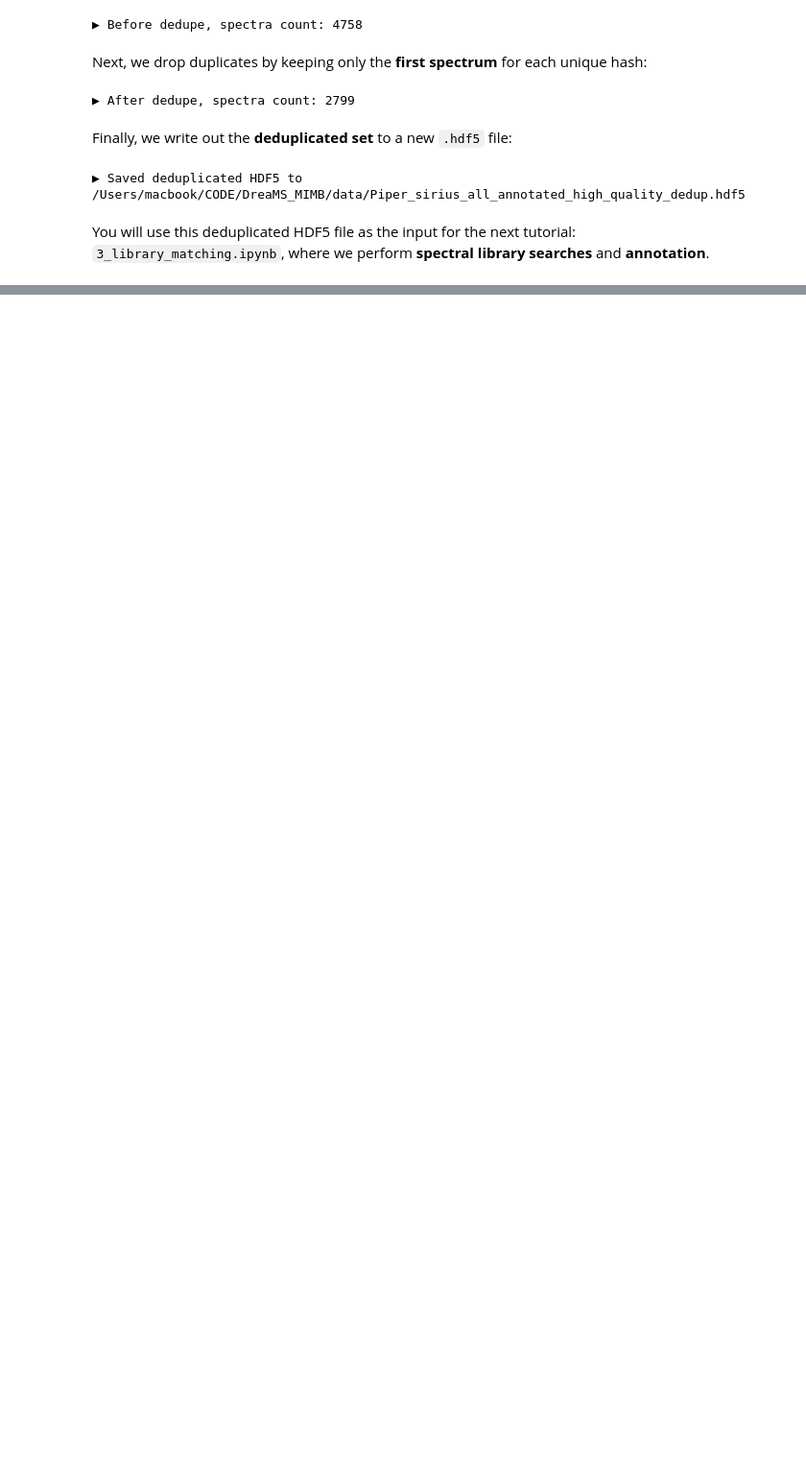
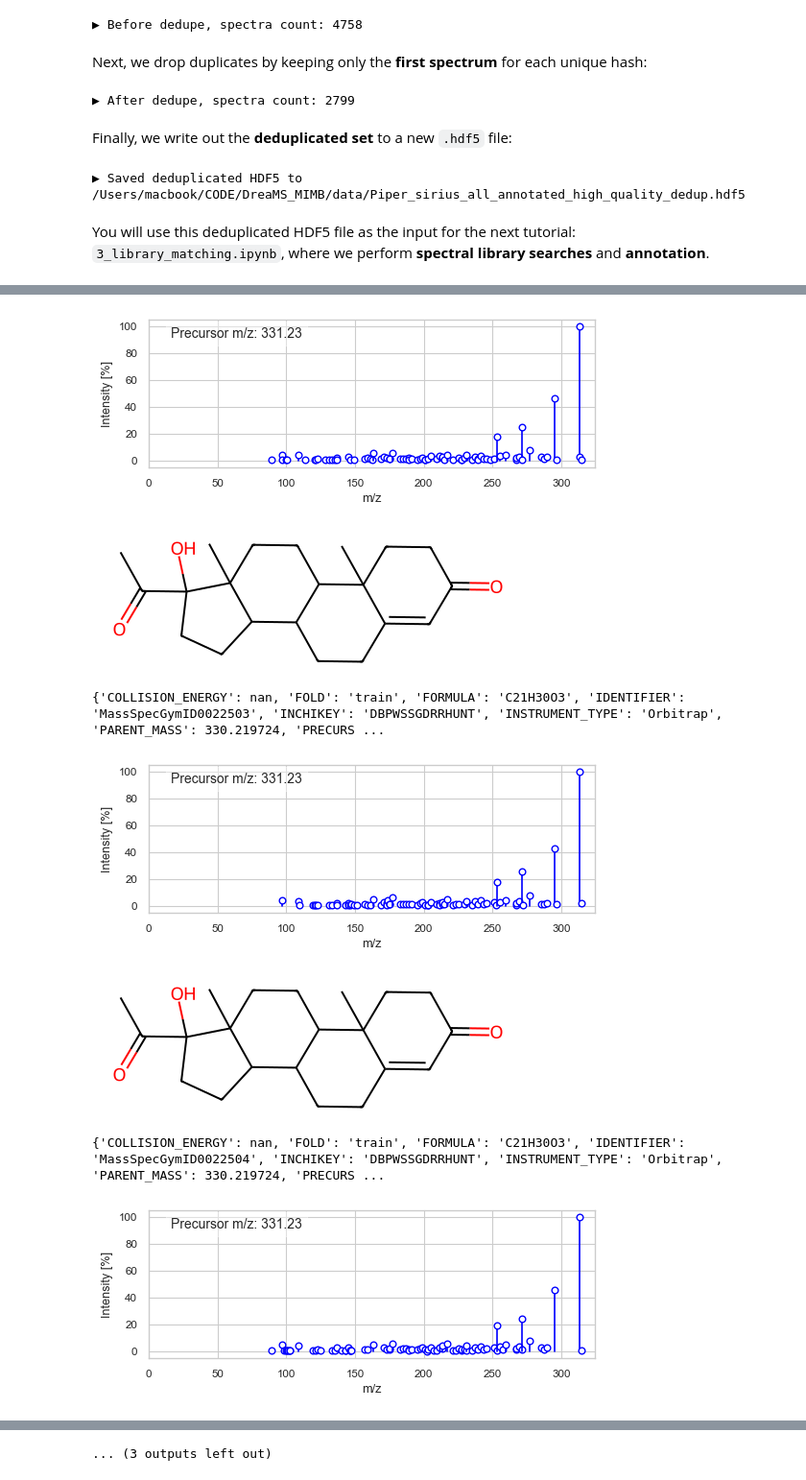
Before and after one commit to pluskal-lab/DreaMS_MIMB, a Jupyter notebook: notebooks/2_deduplication.ipynb, the cells around one changed output, grey strips where cells are left out. Shown at 96% size. Cells and saved outputs as stored; diff of their text form; code cells hidden in the pictures; blank space fills up the shorter version.

```diff
--- a/notebooks/2_deduplication.ipynb
+++ b/notebooks/2_deduplication.ipynb
@@ -283,0 +286,14 @@ You will use this deduplicated HDF5 file as the input for the next tutorial:
+# %%
+msg_path      = PROJECT_ROOT / "data" / "massspecgym" / "MassSpecGym.mgf"
+h5_path   = msg_path.with_name(msg_path.stem + ".hdf5")
+# %%
+if h5_path.exists():
+    # If the HDF5 already exists, load it directly (this is fastest)
+    msdata = MSData.from_hdf5(h5_path, in_mem=True)
+else:
+    # If not, convert from the original file and cache the result as HDF5
+    msdata = MSData.load(
+        msg_path,
+        in_mem=True,
+        prec_mz_col="PRECURSOR_MZ"
+    )
@@ -283,0 +302,7 @@ You will use this deduplicated HDF5 file as the input for the next tutorial:
+# %%
+specs = msdata.get_spectra()
+
+lsh_proj = BatchedPeakListRandomProjection(bin_step=0.5, n_hyperplanes=50)
+hashes   = lsh_proj.compute(specs)
+
+print(f"▶ Computed {len(hashes)} hashes; example hash: {hashes[0]!r}")
@@ -283,0 +327,17 @@ You will use this deduplicated HDF5 file as the input for the next tutorial:
+# %%
+# Pick some LSH forming a cluster of 5 spectra
+lsh_counts = pd.Series(hashes).value_counts()
+lsh_i = lsh_counts[lsh_counts == 5].index[36]
+idx = np.where(hashes == lsh_i)[0]
+
+# Display clustered spectra
+for i in idx:
+    print(msdata.at(int(i), plot_mol=True))
+# %% [output]
+[figure, added]
+[figure, added]
+{'COLLISION_ENERGY': nan, 'FOLD': 'train', 'FORMULA': 'C21H30O3', 'IDENTIFIER': 'MassSpecGymID0022503', 'INCHIKEY': 'DBPWSSGDRRHUNT', 'INSTRUMENT_TYPE': 'Orbitrap', 'PARENT_MASS': 330.219724, 'PRECURS ...
+[figure, added]
+[figure, added]
+{'COLLISION_ENERGY': nan, 'FOLD': 'train', 'FORMULA': 'C21H30O3', 'IDENTIFIER': 'MassSpecGymID0022504', 'INCHIKEY': 'DBPWSSGDRRHUNT', 'INSTRUMENT_TYPE': 'Orbitrap', 'PARENT_MASS': 330.219724, 'PRECURS ...
+[figure, added]
@@ -283,0 +349 @@ You will use this deduplicated HDF5 file as the input for the next tutorial:
+... (3 outputs left out)
```
Also changed, not shown: parts of 9 cells of this notebook.
